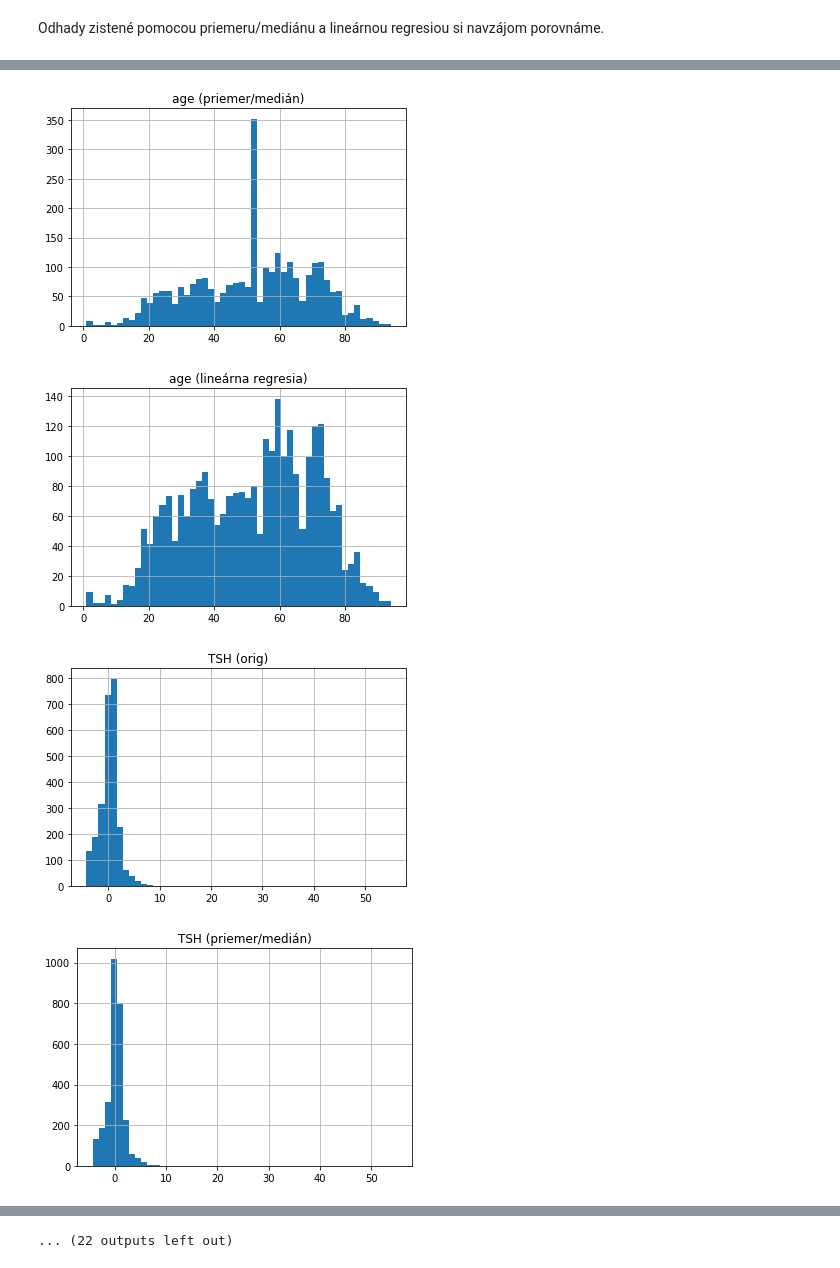
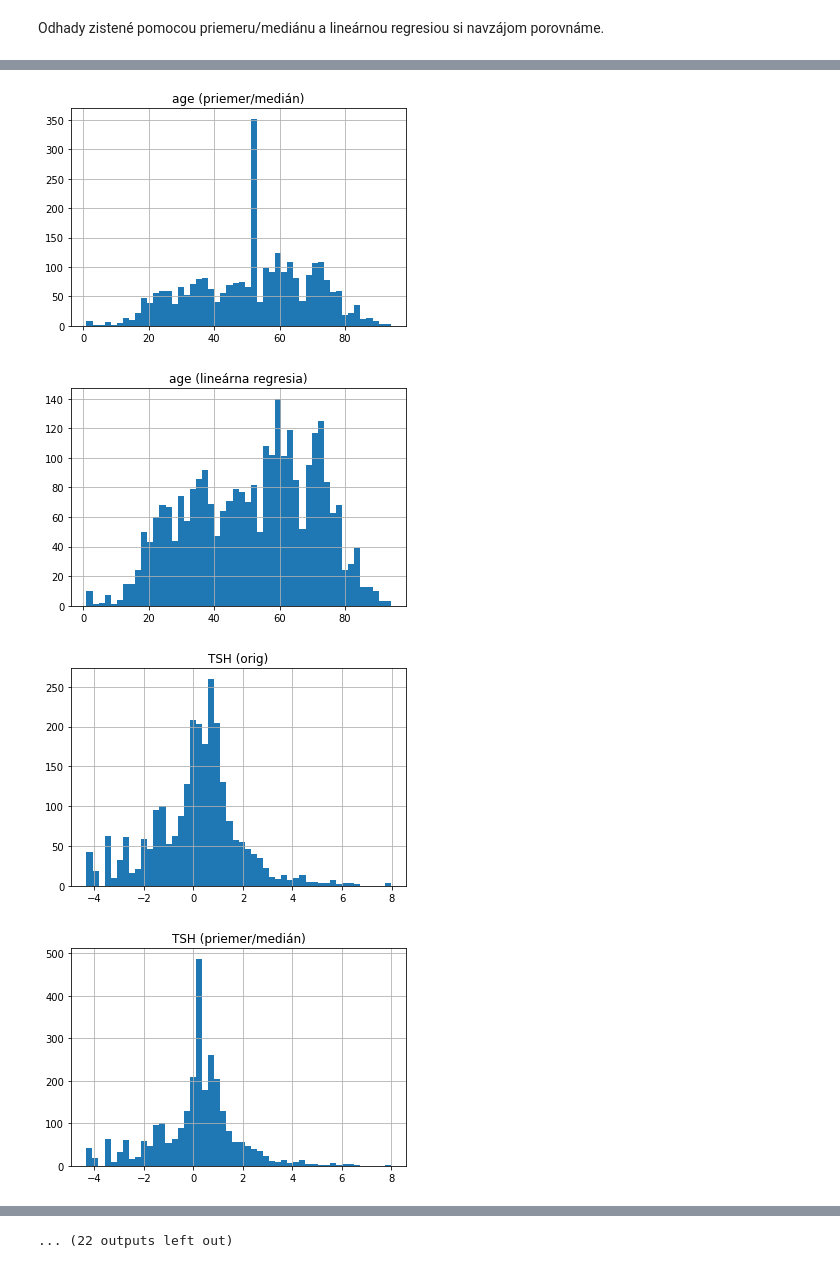
Before and after one commit to StefanSeben/IAU2018_SZ, a Jupyter notebook: predspracovanie.ipynb, the cells around one changed output, grey strips where cells are left out. Drawn from its saved outputs; the diff is of its cells as text; code cells hidden in the pictures.

```diff
--- a/predspracovanie.ipynb
+++ b/predspracovanie.ipynb
@@ -494,8 +500,7 @@ printUnique(train_data, 'age', lambda x: x == 455)
 0 age 455.0 birth_month 12.0 6.538847117794486
 Unikátnych 1 z 1
 # %%
-train_data[train_data['age']==455] = 55
-
+replaceOutliersD(train_data, 'age', lambda a: a > 100, lambda a: 2017 - a.birth_year)
 pd.Series(train_data['age']).hist(bins=50).set_title("age")
 plt.figure()
 pd.Series(train_data['age']).plot(kind='box')
@@ -565,6 +570,8 @@ train_data.head()
 # %% [markdown]
 Neznáme hodnoty číselných atribútov sa pokúsime nahradiť priemerom, respektíve mediánom hodnôt daného atribútu.
 # %%
+import math
+
 mean_med = train_data.copy()
 
 for column in mean_med.columns:
@@ -579,6 +586,10 @@ for column in mean_med.columns:
             for i in range(len(mean_med[column])):
                 if (np.isnan(mean_med.loc[i, column])):
                     mean_med.loc[i, column] = median
+
+for i in range(mean_med.shape[0]):
+    mean_med.loc[i, 'birth_year'] = math.ceil(mean_med.loc[i, 'birth_year'])
+    mean_med.loc[i, 'birth_month'] = math.ceil(mean_med.loc[i, 'birth_month'])
 # %% [markdown]
 O to isté sa pokúsime aj využitím lineárnej regresie. Budeme pri tom ale musieť použiť pre necieľové stĺpce aj neznáme hodnoty nahradené priemerom/mediánom vo vyššej bunke, pretože regresia nedokáže pracovať s neznámymi hodnotami a niektoré pozorovania v dátovom súbore obsahujú viac neznámych pozorovaní. Nahradenie týchto priemerom/mediánom sa nám zdalo ako to najmenej poškodzujúce výsledok regresie.
 
@@ -588,17 +599,18 @@ import sklearn.linear_model
 import sklearn.model_selection
 
 linreg = train_data.copy()
-allNumeric = pd.DataFrame()
+numericOnly = pd.DataFrame()
+scores = {}
 
 for col in train_data.columns:
     if np.issubdtype(train_data[col].dtype, np.number):
-        allNumeric[col] = train_data[col].dropna()
+        numericOnly[col] = train_data[col].dropna()
 
 for col in train_data.columns:
     if np.issubdtype(train_data[col].dtype, np.number):
-        allNumeric = allNumeric.dropna()
-        X = allNumeric
-        y = allNumeric[col]
+        numericOnly = numericOnly.dropna()
+        X = numericOnly
+        y = numericOnly[col]
         X = X.drop(col, axis=1)
 
         X_train, X_test, y_train, y_test = sklearn.model_selection.train_test_split(X, y, test_size=0.2)
@@ -606,6 +618,8 @@ for col in train_data.columns:
         reg = sklearn.linear_model.LinearRegression()
         reg.fit(X_train, y_train)
         print("Presnosť pre", col, ":", reg.score(X_test, y_test))
+
+        scores[col] = reg.score(X_test, y_test)
 
         notknown = pd.DataFrame()
         for col2 in train_data.columns:
@@ -632,4 +646,8 @@ for col in train_data.columns:
             if (pd.isna(linreg.loc[i, col])):
                 linreg.loc[i, col] = y[i2]
                 i2 = i2 + 1
+
+for i in range(mean_med.shape[0]):
+    linreg.loc[i, 'birth_year'] = math.ceil(linreg.loc[i, 'birth_year'])
+    linreg.loc[i, 'birth_month'] = math.ceil(linreg.loc[i, 'birth_month'])
 # %% [output]
@@ -651,15 +669,16 @@ Je možné pozorovať, že nahradzovanie priemerom/mediánom pri atribútoch, kt
 # %%
 for col in train_data.columns:
     if np.issubdtype(train_data[col].dtype, np.number):
-        pd.Series(train_data[col]).hist(bins=50).set_title(col + " (orig)")
+        mn, mx= train_data[col].min(), train_data[col].max()
+        pd.Series(train_data[col]).hist(bins=50, range=(mn, mx)).set_title(col + " (orig)")
         plt.figure()
-        pd.Series(mean_med[col]).hist(bins=50).set_title(col + " (priemer/medián)")
+        pd.Series(mean_med[col]).hist(bins=50, range=(mn, mx)).set_title(col + " (priemer/medián)")
         plt.figure()
-        pd.Series(linreg[col]).hist(bins=50).set_title(col + " (lineárna regresia)")
+        pd.Series(linreg[col]).hist(bins=50, range=(mn, mx)).set_title(col + " (lineárna regresia)")
         plt.figure()
 # %% [output]
 [figure]
 [figure]
-[figure, old version]
+[figure, new version]
-[figure, old version]
+[figure, new version]
-[figure, old version]
+[figure, new version]
```
Also changed, not shown: parts of 39 cells of this notebook, 1 other file.
